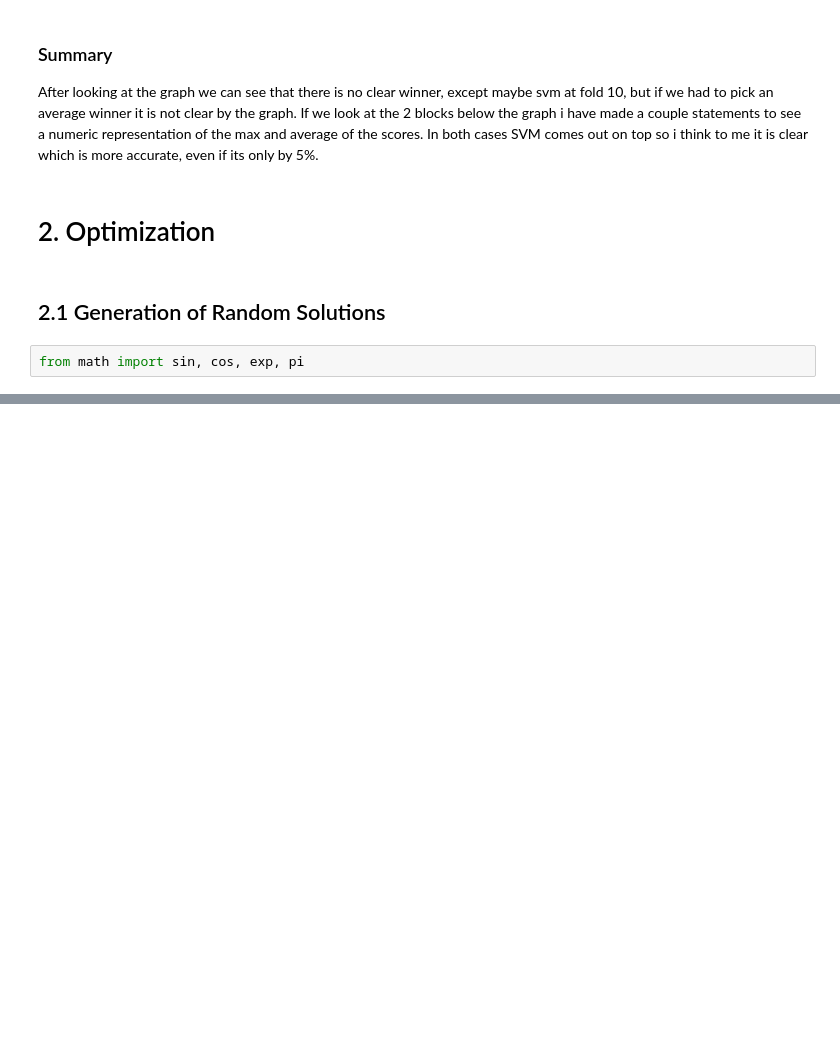
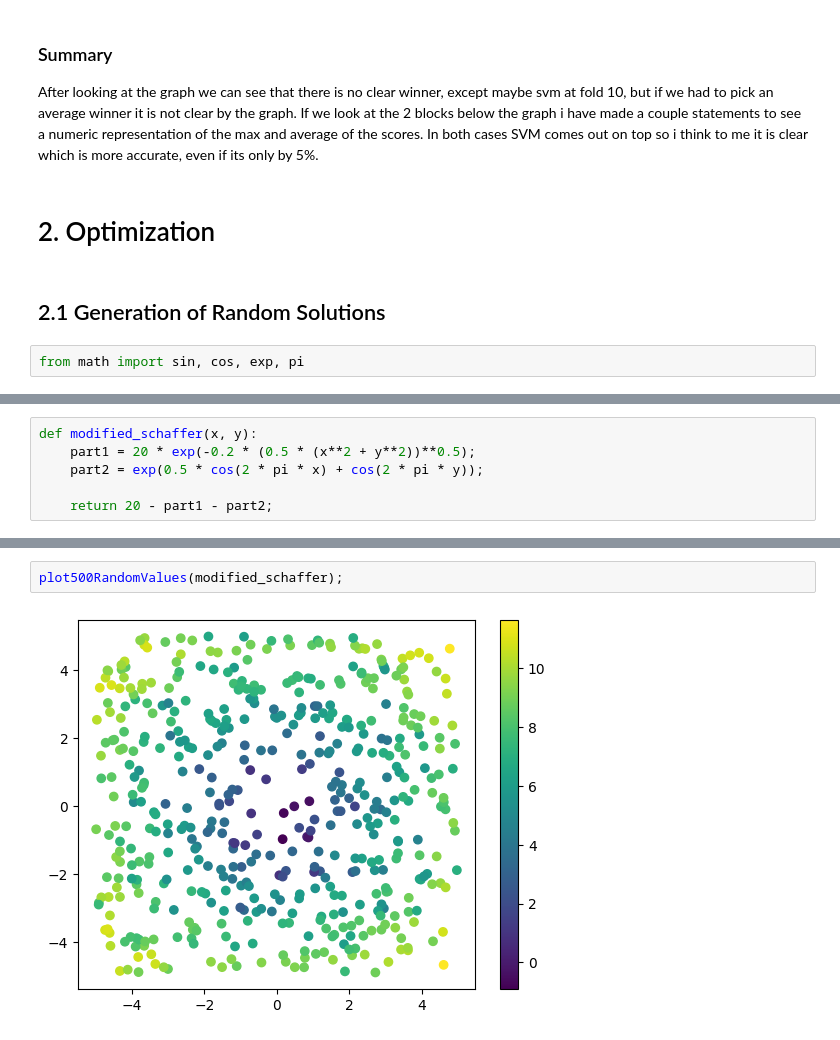
Before and after one commit to bobbymannino/comp2002-report, a Jupyter notebook: book.ipynb, the cells around one changed output, grey strips where cells are left out. Saved outputs shown, nothing was run; the diff lists cells and outputs as text; blank space fills up the shorter version.

```diff
--- a/book.ipynb
+++ b/book.ipynb
@@ -199,0 +198,6 @@ def schaffer(x, y):
+# %%
+def modified_schaffer(x, y):
+    part1 = 20 * exp(-0.2 * (0.5 * (x**2 + y**2))**0.5);
+    part2 = exp(0.5 * cos(2 * pi * x) + cos(2 * pi * y));
+
+    return 20 - part1 - part2;
@@ -199,0 +225,4 @@ def schaffer(x, y):
+# %%
+plot500RandomValues(modified_schaffer);
+# %% [output]
+[figure, added]
```
Also changed, not shown: parts of 6 cells of this notebook.
